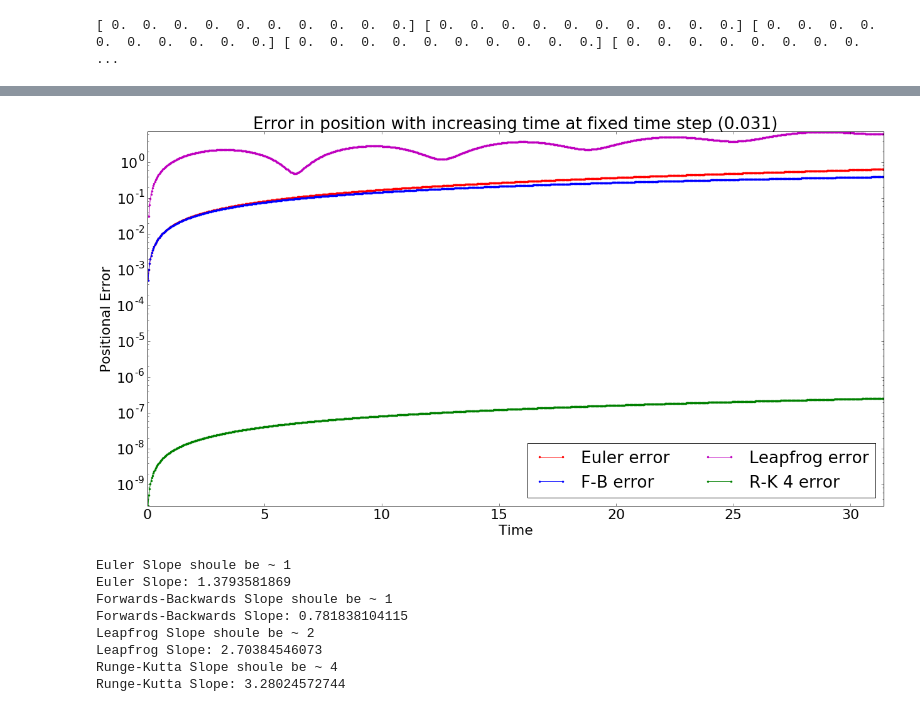
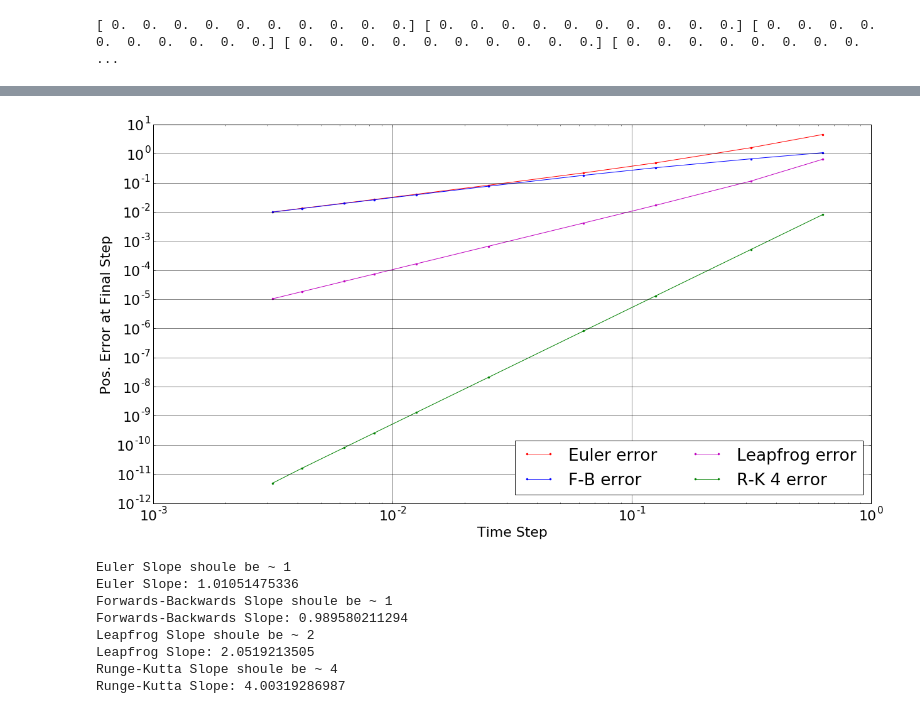
Before and after one commit to Mole45/MMet_Project, a Jupyter notebook: Project-SimpleOsc.ipynb, the cells around one changed output, grey strips where cells are left out. Saved outputs shown, nothing was run; the diff lists cells and outputs as text; code cells hidden in the pictures.

Commit message:
v5 - Fixed Leapfrog and Variable Stepping

```diff
--- a/Project-SimpleOsc.ipynb
+++ b/Project-SimpleOsc.ipynb
@@ -77,8 +77,8 @@ def forback(q,dt,func):
 ###Leapfrog
 #Since leapfrog uses q_(n-1), we need to use a different scheme for the first time step as there is no q_(n-1)
 #In this case we use the Euler Forwards scheme
-def leapfrog(q,dt,func):
-    return np.array(q + 2*dt*func(q))
+def leapfrog(qold,qmid,dt,func):
+    return np.array(qold + 2*dt*func(qmid))
 
 ###Adams Bashforth --- UNUSED FOR VARIABLE DUE TO COMPLEXITY IN REDERIVATION
 #Since 3rd order Adams Bashforth uses dqdt_(n-1) and dqdt(n-2), we need to use a different scheme for the first two time steps
@@ -187,9 +187,9 @@ def threestep(x,v,tStop,tStep,noStep,t=0):
     xvArr[1] = v
     stepNo = 0
 
-    for stepNo in range(1,noStep+1):
-        if stepNo != 2:
-            xvArr = leapfrog([xArr[stepNo-1],vArr[stepNo-1]],tStep,func_ddt)
+    for stepNo in range(1,noStep+1): #[stepNo] = n+1, [stepNo-1] = xvArr = n, [stepNo-2] = n-1
+        if stepNo >= 2:
+            xvArr = leapfrog([xArr[stepNo-2],vArr[stepNo-2]],xvArr,tStep,func_ddt)
         else:
             xvArr = euler1(xvArr,tStep,func_ddt)
         t += tStep
@@ -245,8 +249,8 @@ print(eulerArr,fbArr,lfArr,rkArr,stepArr,ticker)
 # %%
 #define stuff
-nsteps = 1000
-timestop = 10*math.pi
-scheme =  3   #1 = Euler Forwards, 2 = Forwards-Backwards, 3 = Leapfrog, 4 = Runge-Kutta (4-Step)
+nsteps = 2000
+timestop = 2*math.pi
+scheme =  4   #1 = Euler Forwards, 2 = Forwards-Backwards, 3 = Leapfrog, 4 = Runge-Kutta (4-Step)
 initialX = 1.0
 initialV = 0.0
 timestep = timestop/nsteps
@@ -367,39 +378,41 @@ ticker+=1
 # %%
 #### Log Log Comparison for differnt time steps
 
-#figF, axF = plt.subplots(figsize=(18,10))
-#axF.loglog(stepArr,eulerArr,'r.-',label='Euler error')
-#axF.loglog(stepArr,fbArr,'b.-',label='F-B error')
-#axF.loglog(stepArr,lfArr,'m.-',label='Leapfrog error')
-#axF.loglog(stepArr,rkArr,'g.-',label='R-K 4 error')
-#axF.legend(loc=0,ncol=2)
-#axF.set_xlabel('Time Step')
-#axF.set_ylabel('Pos. Error at Final Step')
-#figF.tight_layout()
-#figF.savefig('Scheme Comparison - Changing Time Step.png')
+figF, axF = plt.subplots(figsize=(18,10))
+axF.loglog(stepArr,eulerArr,'r.-',label='Euler error')
+axF.loglog(stepArr,fbArr,'b.-',label='F-B error')
+axF.loglog(stepArr,lfArr,'m.-',label='Leapfrog error')
+axF.loglog(stepArr,rkArr,'g.-',label='R-K 4 error')
+axF.legend(loc=0,ncol=2)
+axF.set_xlabel('Time Step')
+axF.set_ylabel('Pos. Error at Final Step')
+axF.grid(b=True, which='major',color='k',linestyle='-')
+#axF.grid(b=True, which='minor',color='k',linestyle='-')
+figF.tight_layout()
+figF.savefig('Scheme Comparison - Changing Time Step.png')
 
 ### Comparison at same time step
 
-figF, axF = plt.subplots(figsize=(18,10))
-axF.semilogy(plotT,eulerArr,'r.-',label='Euler error')
-axF.semilogy(plotT,fbArr,'b.-',label='F-B error')
-axF.semilogy(plotT,lfArr,'m.-',label='Leapfrog error')
-axF.semilogy(plotT,rkArr,'g.-',label='R-K 4 error')
-axF.legend(loc=4,ncol=2)
-axF.set_xlim(0,10*math.pi)
-axF.set_ylim(-1,7.1)
-axF.set_xlabel('Time')
-axF.set_ylabel('Positional Error')
-axF.set_title('Error in position with increasing time at fixed time step (0.031)')
-figF.tight_layout()
-figF.savefig('Scheme Comparison - Same Time Step.png')
+#figF, axF = plt.subplots(figsize=(18,10))
+#axF.semilogy(plotT,eulerArr,'r.-',label='Euler error')
+#axF.semilogy(plotT,fbArr,'b.-',label='F-B error')
+#axF.semilogy(plotT,lfArr,'m.-',label='Leapfrog error')
+#axF.semilogy(plotT,rkArr,'g.-',label='R-K 4 error')
+#axF.legend(loc=4,ncol=2)
+#axF.set_xlim(0,10*math.pi)
+#axF.set_ylim(-1,7.1)
+#axF.set_xlabel('Time')
+#axF.set_ylabel('Positional Error')
+#axF.set_title('Error in position with increasing time at fixed time step (0.031)')
+#figF.tight_layout()
+#figF.savefig('Scheme Comparison - Same Time Step.png')
 # %% [output]
-[figure, old version]
+[figure, new version]
 # %%
-slope, intercept = np.polyfit(np.log(stepArr),np.log(eulerArr), 1)
+slope, intercept = np.polyfit(np.log(stepArr[5:]),np.log(eulerArr[5:]), 1)
 print('Euler Slope shoule be ~ 1')
 print('Euler Slope:',slope)
-slope, intercept = np.polyfit(np.log(stepArr), np.log(fbArr), 1)
+slope, intercept = np.polyfit(np.log(stepArr[5:]), np.log(fbArr[5:]), 1)
 print('Forwards-Backwards Slope shoule be ~ 1')
 print('Forwards-Backwards Slope:',slope)
 slope, intercept = np.polyfit(np.log(stepArr), np.log(lfArr), 1)
@@ -410,11 +423,11 @@ print('Runge-Kutta Slope shoule be ~ 4')
 print('Runge-Kutta Slope:',slope)
 # %% [output]
 Euler Slope shoule be ~ 1
-Euler Slope: 1.3793581869
+Euler Slope: 1.01051475336
 Forwards-Backwards Slope shoule be ~ 1
-Forwards-Backwards Slope: 0.781838104115
+Forwards-Backwards Slope: 0.989580211294
 Leapfrog Slope shoule be ~ 2
-Leapfrog Slope: 2.70384546073
+Leapfrog Slope: 2.0519213505
 Runge-Kutta Slope shoule be ~ 4
-Runge-Kutta Slope: 3.28024572744
+Runge-Kutta Slope: 4.00319286987
 # %% [markdown]
```
Also changed, not shown: parts of 11 cells of this notebook, 1 other file.
